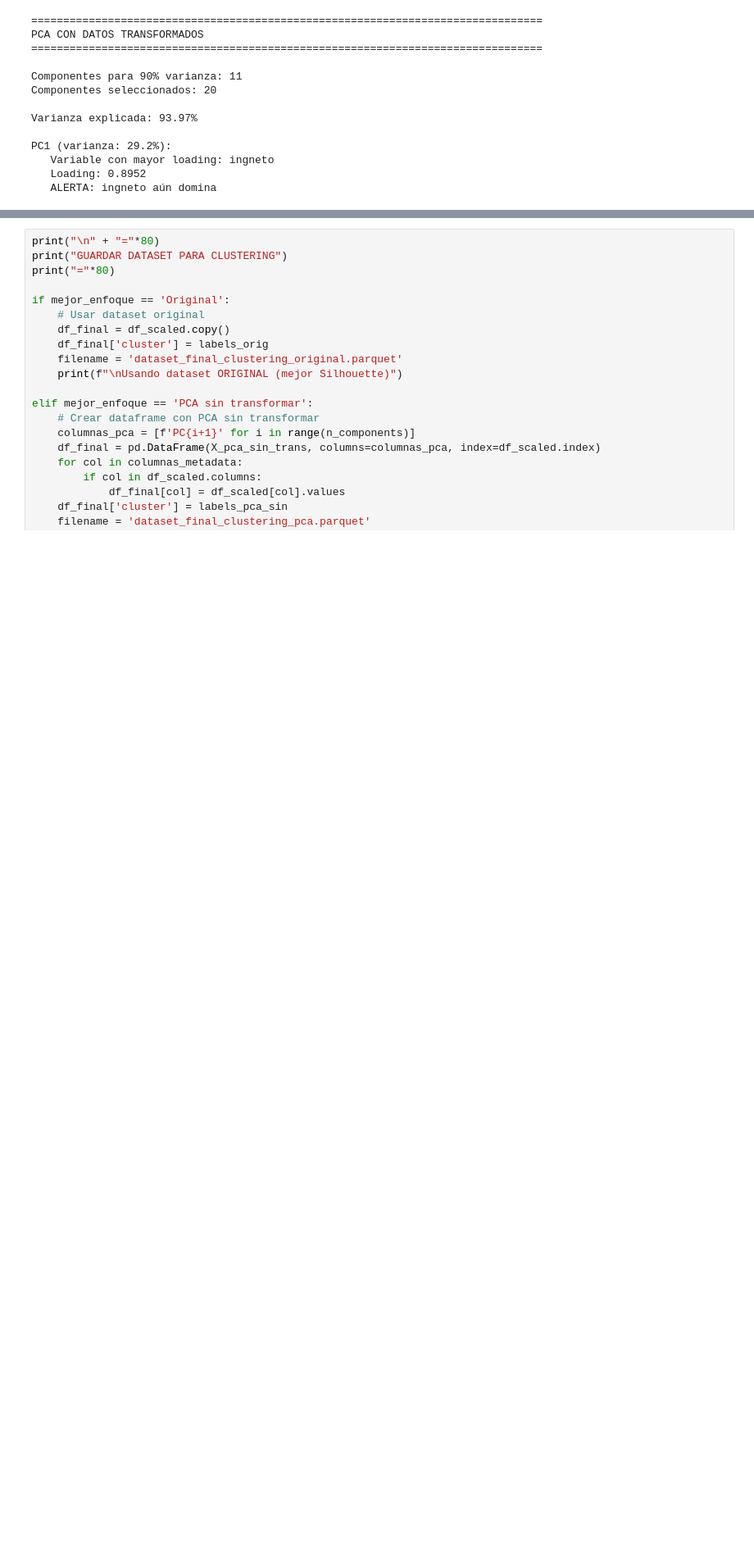
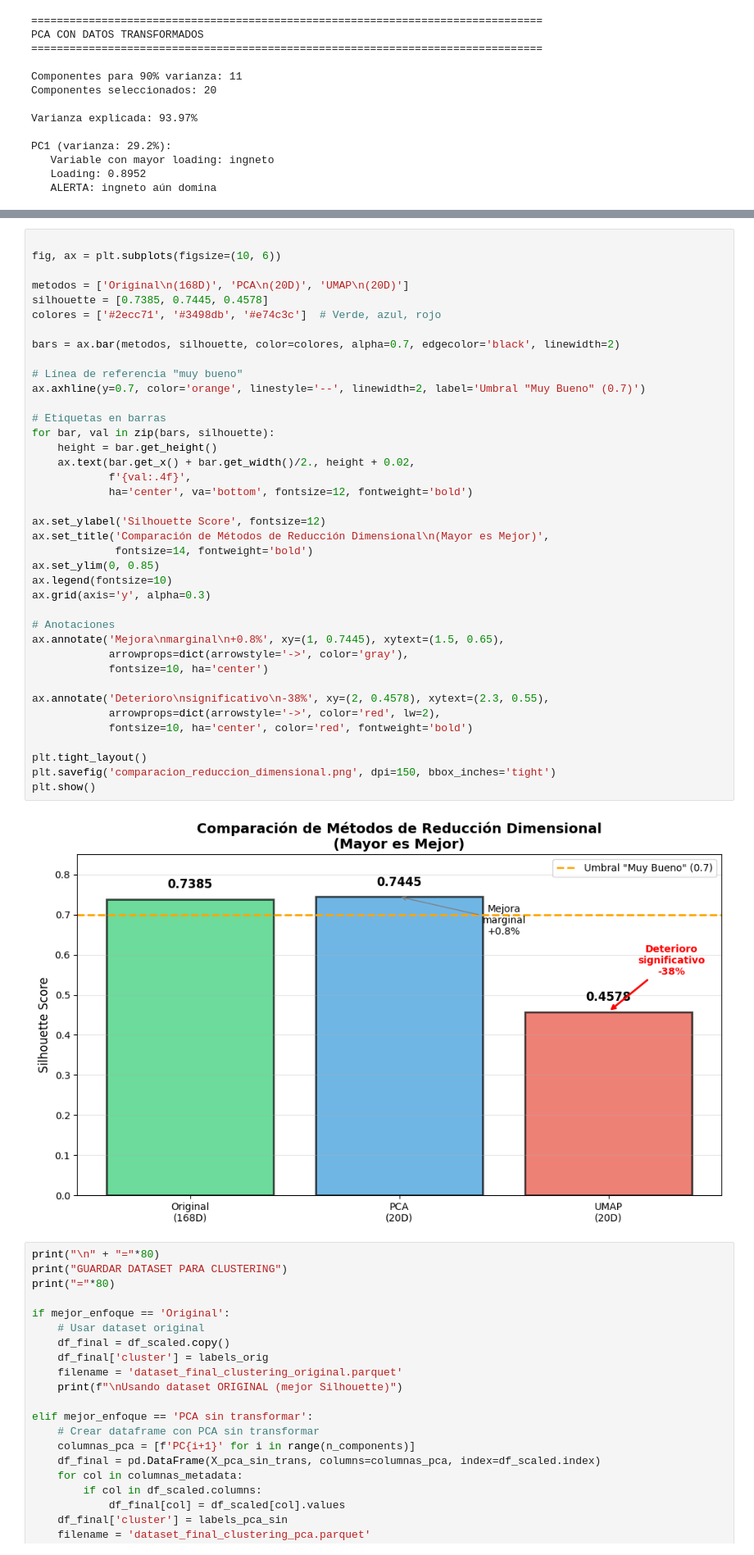
Before and after one commit to MateoVasqu3z/MLS629_CENSO2024, a Jupyter notebook: Notebook 3 - reduccion de dimensionalidad.ipynb, the cells around one changed output, grey strips where cells are left out. Shown at 82% size. Drawn from its saved outputs; the diff is of its cells as text; blank space fills up the shorter version.

Commit message:
Agregando UMAP en notebook 3

```diff
--- a/Notebook 3 - reduccion de dimensionalidad.ipynb
+++ b/Notebook 3 - reduccion de dimensionalidad.ipynb
@@ -332,3 +397,44 @@ MEJORA RESPECTO A ORIGINAL:
+# %%
+
+fig, ax = plt.subplots(figsize=(10, 6))
+
+metodos = ['Original\n(168D)', 'PCA\n(20D)', 'UMAP\n(20D)']
+silhouette = [0.7385, 0.7445, 0.4578]
+colores = ['#2ecc71', '#3498db', '#e74c3c']  # Verde, azul, rojo
+
+bars = ax.bar(metodos, silhouette, color=colores, alpha=0.7, edgecolor='black', linewidth=2)
+
+# Línea de referencia "muy bueno"
+ax.axhline(y=0.7, color='orange', linestyle='--', linewidth=2, label='Umbral "Muy Bueno" (0.7)')
+
+# Etiquetas en barras
+for bar, val in zip(bars, silhouette):
+    height = bar.get_height()
+    ax.text(bar.get_x() + bar.get_width()/2., height + 0.02,
+            f'{val:.4f}',
+            ha='center', va='bottom', fontsize=12, fontweight='bold')
+
+ax.set_ylabel('Silhouette Score', fontsize=12)
+ax.set_title('Comparación de Métodos de Reducción Dimensional\n(Mayor es Mejor)',
+             fontsize=14, fontweight='bold')
+ax.set_ylim(0, 0.85)
+ax.legend(fontsize=10)
+ax.grid(axis='y', alpha=0.3)
+
+# Anotaciones
+ax.annotate('Mejora\nmarginal\n+0.8%', xy=(1, 0.7445), xytext=(1.5, 0.65),
+            arrowprops=dict(arrowstyle='->', color='gray'),
+            fontsize=10, ha='center')
+
+ax.annotate('Deterioro\nsignificativo\n-38%', xy=(2, 0.4578), xytext=(2.3, 0.55),
+            arrowprops=dict(arrowstyle='->', color='red', lw=2),
+            fontsize=10, ha='center', color='red', fontweight='bold')
+
+plt.tight_layout()
+plt.savefig('comparacion_reduccion_dimensional.png', dpi=150, bbox_inches='tight')
+plt.show()
+# %% [output]
+[figure, added]
 # %%
 print("\n" + "="*80)
 print("GUARDAR DATASET PARA CLUSTERING")
```
Also changed, not shown: parts of 3 cells of this notebook, 2 other files.
